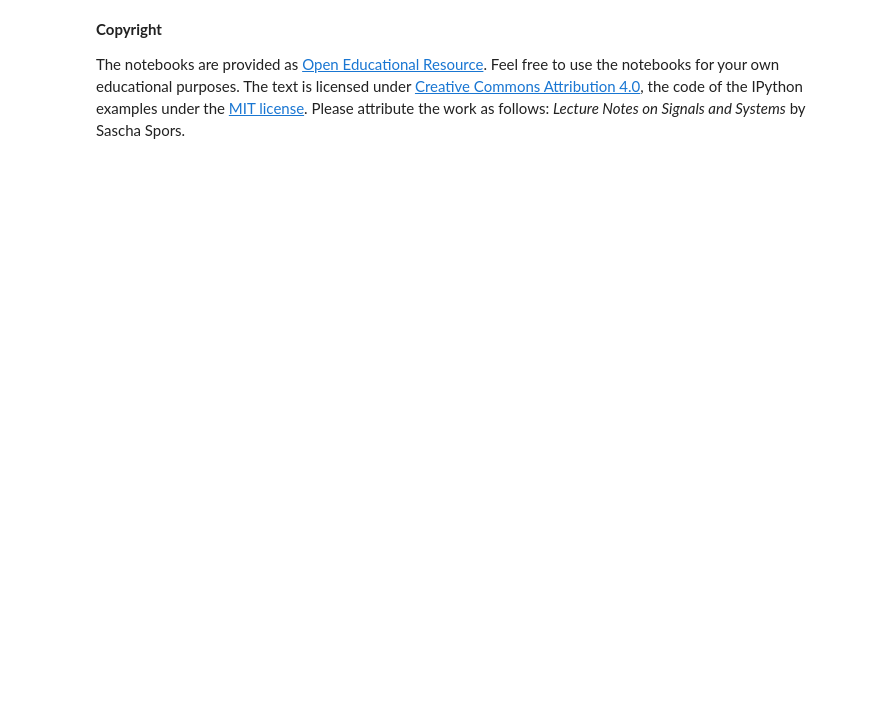
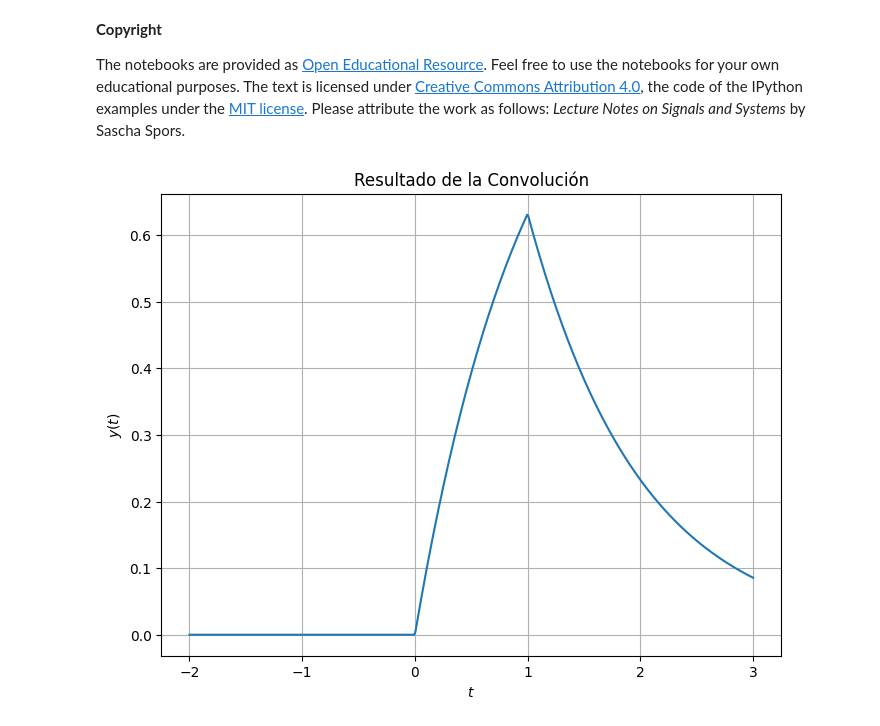
Before and after one commit to RafaelTorresCH/senalesysistemas_, a Jupyter notebook: 2_SLIT/1_Convolucion.ipynb, the cells around one changed output. Drawn from its saved outputs; the diff is of its cells as text; code cells hidden in the pictures; blank space fills up the shorter version.

```diff
--- a/2_SLIT/1_Convolucion.ipynb
+++ b/2_SLIT/1_Convolucion.ipynb
@@ -197,3 +197,34 @@ Esto significa que:
 **Copyright**
 
 The notebooks are provided as [Open Educational Resource](https://de.wikipedia.org/wiki/Open_Educational_Resources). Feel free to use the notebooks for your own educational purposes. The text is licensed under [Creative Commons Attribution 4.0](https://creativecommons.org/licenses/by/4.0/), the code of the IPython examples under the [MIT license](https://opensource.org/licenses/MIT). Please attribute the work as follows: *Lecture Notes on Signals and Systems* by Sascha Spors.
+# %%
+#ejemplo que muestra el resultado de la convolucion
+
+import numpy as np
+import matplotlib.pyplot as plt
+
+# Define the convolution result based on the piecewise function
+def convolution_result(t):
+    if t < 0:
+        return 0
+    elif 0 <= t < 1:
+        return 1 - np.exp(-t)
+    else:
+        return (np.exp(1) - 1) * np.exp(-t)
+
+# Create a range of t values for plotting
+t_values = np.linspace(-2, 3, 500)
+
+# Calculate the convolution result for each t value
+y_values = [convolution_result(t) for t in t_values]
+
+# Plot the convolution result
+plt.figure(figsize=(8, 6))
+plt.plot(t_values, y_values)
+plt.xlabel('$t$')
+plt.ylabel('$y(t)$')
+plt.title('Resultado de la Convolución')
+plt.grid(True)
+plt.show()
+# %% [output]
+[figure, added]
```
Also changed, not shown: parts of 1 cell of this notebook.
